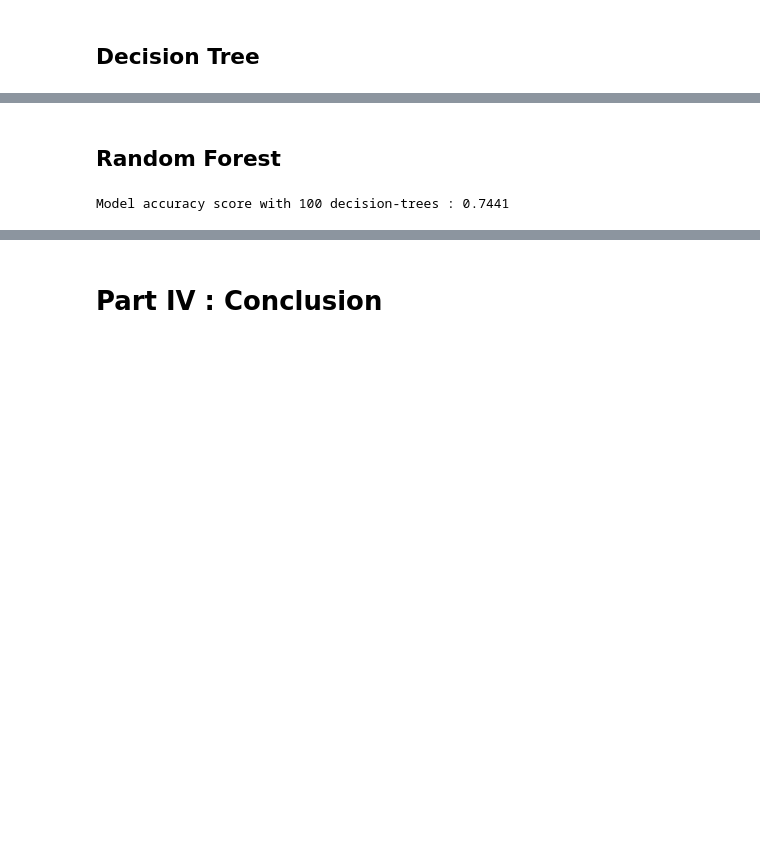
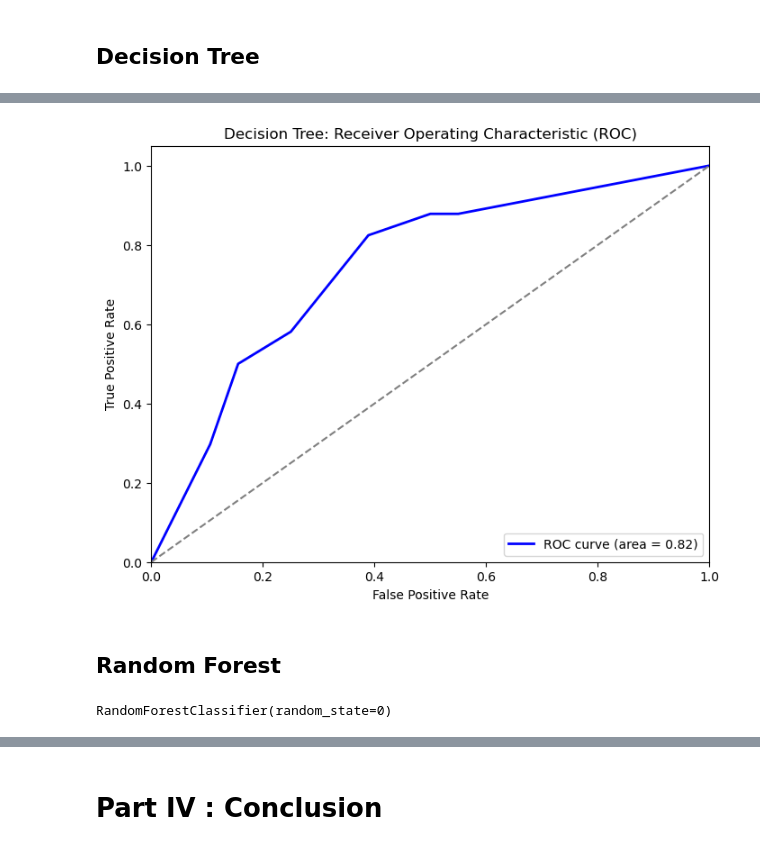
Before and after one commit to j-lepard/Predicting-Diabetes, a Jupyter notebook: Supervised Learning - Project.ipynb, the cells around one changed output, grey strips where cells are left out. Cells and saved outputs as stored; diff of their text form; code cells hidden in the pictures; blank space fills up the shorter version.

```diff
--- a/Supervised Learning - Project.ipynb
+++ b/Supervised Learning - Project.ipynb
@@ -880,17 +967,38 @@ Specificity: 0.7277777777777777
+# %%
+## ROC and AUC
+
+## ROC Visualization
+Modelname = "Decision Tree"
+y_pred_prob_dtree = dtree.predict_proba(X_test)[:, 1]
+
+# Generate the ROC
+fpr, tpr, thresholds = roc_curve(y_test_dtree, y_pred_prob_dtree)
+
+# Calculate the Area Under Curve
+roc_auc_dtree = roc_auc_score(y_test_dtree, y_pred_prob_dtree)
+
+# Graph it all together.
+plt.figure(figsize=(8, 6))
+plt.plot(fpr, tpr, color='blue', lw=2, label=f'ROC curve (area = {roc_auc:.2f})')
+plt.plot([0, 1], [0, 1], color='gray', linestyle='--')
+plt.xlim([0.0, 1.0])
+plt.ylim([0.0, 1.05])
+plt.xlabel('False Positive Rate')
+plt.ylabel('True Positive Rate')
+plt.title(f'{Modelname}: Receiver Operating Characteristic (ROC)')
+plt.legend(loc='lower right')
+plt.show()
+# %% [output]
+[figure, added]
 # %% [markdown]
 ## Random Forest
 # %%
 # instantiate the classifier with n_estimators = 100
 
-rfc_100 = RandomForestClassifier(n_estimators=100, random_state=0)
+rfc = RandomForestClassifier(n_estimators=100, random_state=0)
+X_train_rfc, X_test_rfc, y_train_rfc, y_test_rfc = X_train, X_test, y_train, y_test
 
 # fit the model to the training set
-rfc_100.fit(X_train, y_train)
-
-# Predict on the test set results
-y_pred_100 = rfc_100.predict(X_test)
-
-# Check accuracy score
-print('Model accuracy score with 100 decision-trees : {0:0.4f}'. format(accuracy_score(y_test, y_pred_100)))
+rfc.fit(X_train, y_train)
 # %% [output]
-Model accuracy score with 100 decision-trees : 0.7441
+RandomForestClassifier(random_state=0)
```
Also changed, not shown: parts of 12 cells of this notebook.
